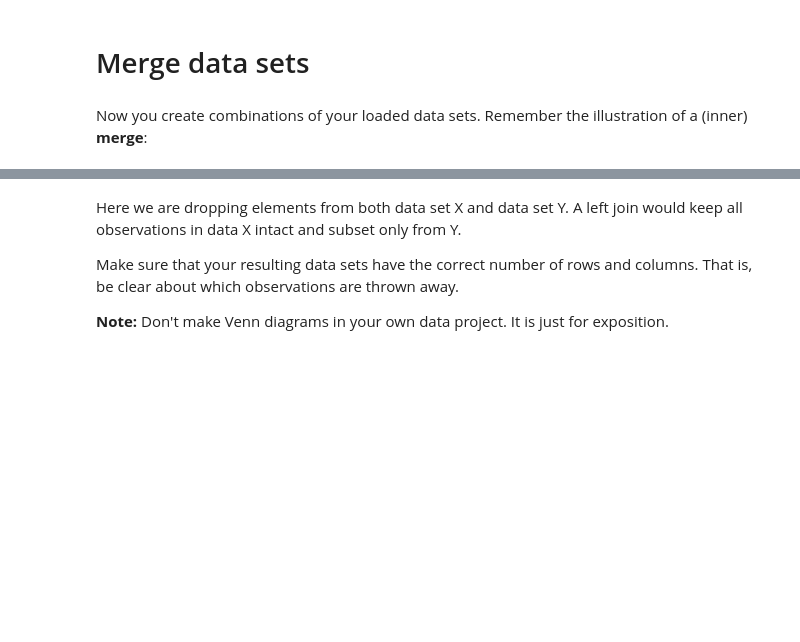
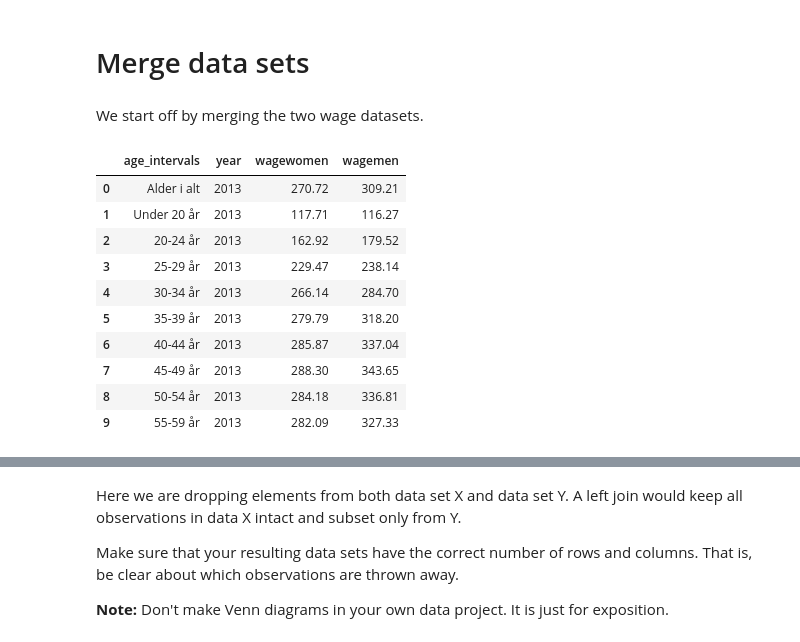
Before and after one commit to NumEconCopenhagen/projects-2023-julie-ida-ida, a Jupyter notebook: dataproject/dataproject.ipynb, the cells around one changed output, grey strips where cells are left out. Drawn from its saved outputs; the diff is of its cells as text; code cells hidden in the pictures; blank space fills up the shorter version.

```diff
--- a/dataproject/dataproject.ipynb
+++ b/dataproject/dataproject.ipynb
@@ -218,5 +263,21 @@ interactive(children=(Dropdown(description='Age groups', options=('Alder i alt',
 From the figure above we see that the overall tendency is increasing. For the age group "Under 20 år" we see a considerable drop in the wages for women for the period 2015 to 2016. Furthermore, the rest of the age groups are following a rather linear increasing trend.
 # %% [markdown]
 # Merge data sets
-# %% [markdown]
-Now you create combinations of your loaded data sets. Remember the illustration of a (inner) **merge**:
+# %% [markdown]
+We start off by merging the two wage datasets.
+# %%
+# Merging the two wage datasets in year and age intervals
+mergedwage = pd.merge(wagewomen_long, wagemen_long, how='left', on=['year', 'age_intervals'])
+mergedwage.head(10)
+# %% [output]
+|  | age_intervals | year | wagewomen | wagemen |
+| 0 | Alder i alt | 2013 | 270.72 | 309.21 |
+| 1 | Under 20 år | 2013 | 117.71 | 116.27 |
+| 2 | 20-24 år | 2013 | 162.92 | 179.52 |
+| 3 | 25-29 år | 2013 | 229.47 | 238.14 |
+| 4 | 30-34 år | 2013 | 266.14 | 284.70 |
+| 5 | 35-39 år | 2013 | 279.79 | 318.20 |
+| 6 | 40-44 år | 2013 | 285.87 | 337.04 |
+| 7 | 45-49 år | 2013 | 288.30 | 343.65 |
+| 8 | 50-54 år | 2013 | 284.18 | 336.81 |
+| 9 | 55-59 år | 2013 | 282.09 | 327.33 |
```
Also changed, not shown: parts of 9 cells of this notebook, 1 other file.
